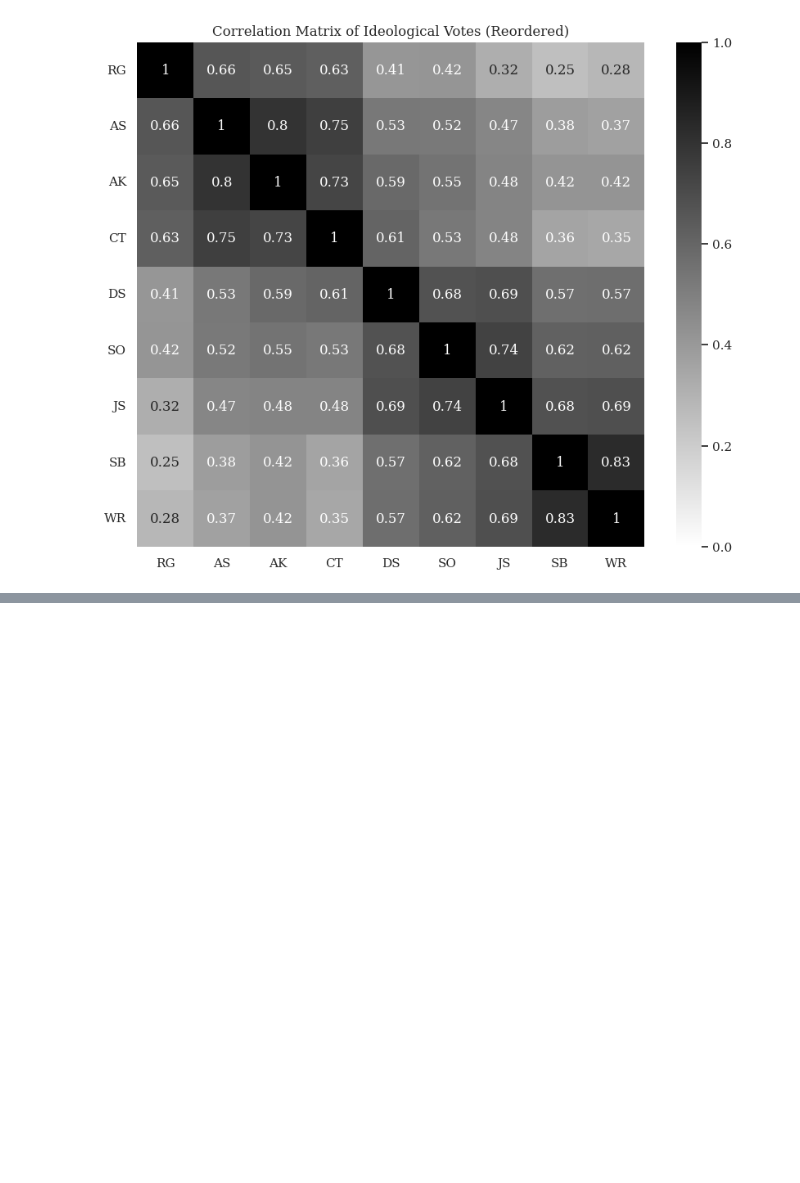
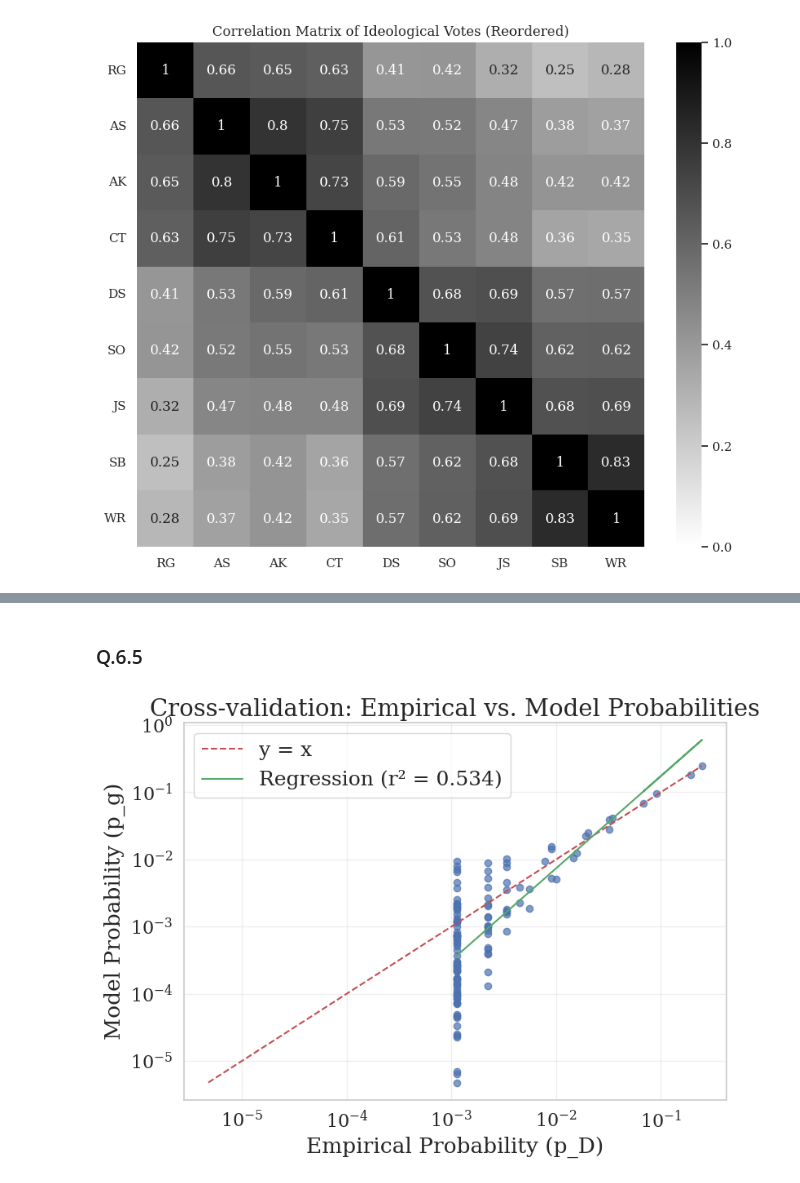
Before and after one commit to magggienn/Theory-of-Complex-Systems---1, a Jupyter notebook: src/supreme_court.ipynb, the cells around one changed output, grey strips where cells are left out. Drawn from its saved outputs; the diff is of its cells as text; code cells hidden in the pictures; blank space fills up the shorter version.

```diff
--- a/src/supreme_court.ipynb
+++ b/src/supreme_court.ipynb
@@ -153,0 +158,14 @@ AttributeError: QuadMesh.set() got an unexpected keyword argument 'fontsize'
+# %% [markdown]
+### Q.6.5
+# %%
+# Dictionary to store the counts of each pattern
+pattern_counts = {}
+for pattern in vote_patterns:
+    if pattern in pattern_counts:
+        pattern_counts[pattern] += 1
+    else:
+        pattern_counts[pattern] = 1
+
+# Convert to empirical probabilities (p_D)
+total_cases = len(vote_patterns)
+p_D = {pattern: count/total_cases for pattern, count in pattern_counts.items()}
@@ -153,0 +190,32 @@ AttributeError: QuadMesh.set() got an unexpected keyword argument 'fontsize'
+# %%
+energies = {pattern: calculate_energy(pattern, hi, J_matrix) for pattern in pattern_counts.keys()}
+Z = np.sum([np.exp(energy) for energy in energies.values()])
+p_g = {pattern: np.exp(energy)/Z for pattern, energy in energies.items()}
+# %%
+plt.figure(figsize=(8, 6))
+plt.scatter(list(p_D.values()), list(p_g.values()), alpha=0.7)
+plt.xscale('log')
+plt.yscale('log')
+plt.xlabel('Empirical Probability (p_D)',fontsize=TICKSIZE)
+plt.ylabel('Model Probability (p_g)',fontsize=TICKSIZE)
+plt.title('Cross-validation: Empirical vs. Model Probabilities', fontsize=LABELSIZE)
+plt.xticks(fontsize=TICKSIZE-3)
+plt.yticks(fontsize=TICKSIZE-3)
+
+# Add unity line
+max_val = max(max(p_D.values()), max(p_g.values()))
+min_val = min(min(p_D.values()), min(p_g.values()))
+plt.plot([min_val, max_val], [min_val, max_val], 'r--', label='y = x')
+
+# Add regression line
+x = list(p_D.values())
+y = list(p_g.values())
+slope, intercept, r_value, p_value, std_err = linregress(np.log10(x), np.log10(y))
+plt.plot(x, [10**(intercept) * (xi**slope) for xi in x], 'g-', label=f'Regression (r² = {r_value**2:.3f})')
+plt.legend(fontsize=LABELSIZE-3, loc='upper left')
+plt.grid(True, alpha=0.3)
+plt.tight_layout()
+plt.savefig('..\\results\\us_court\\cross-validation.pdf', dpi=300, bbox_inches='tight')
+plt.show()
+# %% [output]
+[figure, added]
```
Also changed, not shown: parts of 9 cells of this notebook, 3 other files.
